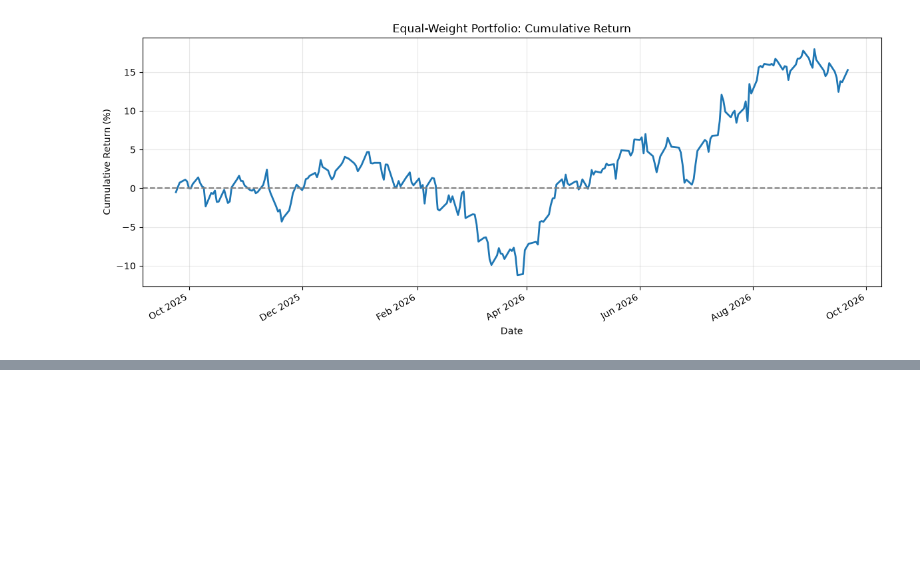
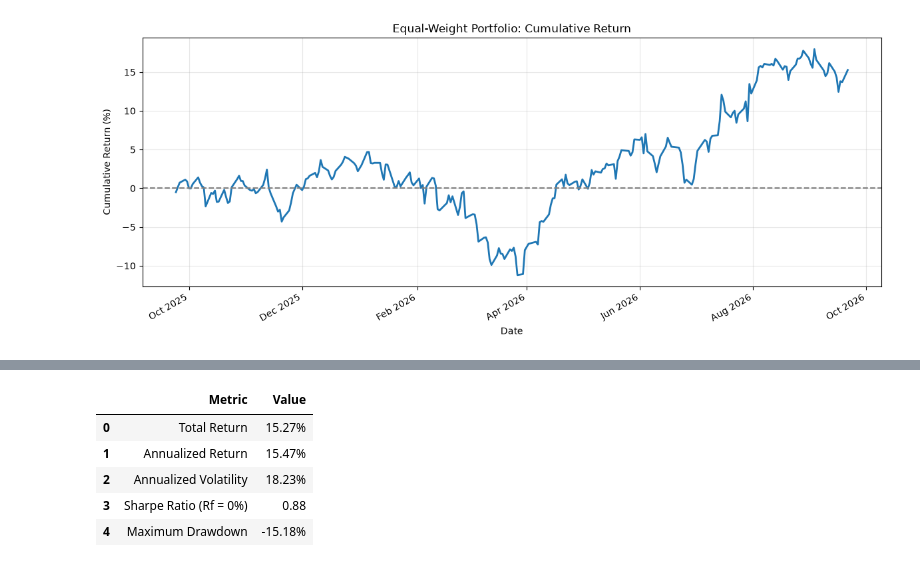
Before and after one commit to Agunp1/AI-Financial-Analyst, a Jupyter notebook: day18_sql_portfolio_analytics.ipynb, the cells around one changed output, grey strips where cells are left out. Saved outputs shown, nothing was run; the diff lists cells and outputs as text; code cells hidden in the pictures; blank space fills up the shorter version.

```diff
--- a/day18_sql_portfolio_analytics.ipynb
+++ b/day18_sql_portfolio_analytics.ipynb
@@ -271,0 +284,53 @@ plt.show()
+# %%
+
+import numpy as np
+import pandas as pd
+
+# Convert percentage returns to decimals
+r = portfolio_returns["portfolio_return_pct"].dropna() / 100
+
+# Portfolio wealth index, starting at 1
+wealth = (1 + r).cumprod()
+
+# Performance calculations
+total_return = wealth.iloc[-1] - 1
+annualized_return = wealth.iloc[-1] ** (252 / len(r)) - 1
+annualized_volatility = r.std() * np.sqrt(252)
+
+# Assumes a 0% risk-free rate for now
+sharpe_ratio = (
+    r.mean() * 252 / annualized_volatility
+    if annualized_volatility > 0
+    else np.nan
+)
+
+# Peak-to-trough drawdown
+running_peak = wealth.cummax().clip(lower=1)
+drawdown = wealth / running_peak - 1
+max_drawdown = drawdown.min()
+
+performance = pd.DataFrame({
+    "Metric": [
+        "Total Return",
+        "Annualized Return",
+        "Annualized Volatility",
+        "Sharpe Ratio (Rf = 0%)",
+        "Maximum Drawdown"
+    ],
+    "Value": [
+        f"{total_return:.2%}",
+        f"{annualized_return:.2%}",
+        f"{annualized_volatility:.2%}",
+        f"{sharpe_ratio:.2f}",
+        f"{max_drawdown:.2%}"
+    ]
+})
+
+display(performance)
+# %% [output]
+|  | Metric | Value |
+| 0 | Total Return | 15.27% |
+| 1 | Annualized Return | 15.47% |
+| 2 | Annualized Volatility | 18.23% |
+| 3 | Sharpe Ratio (Rf = 0%) | 0.88 |
+| 4 | Maximum Drawdown | -15.18% |
```
Also changed, not shown: parts of 2 cells of this notebook.
